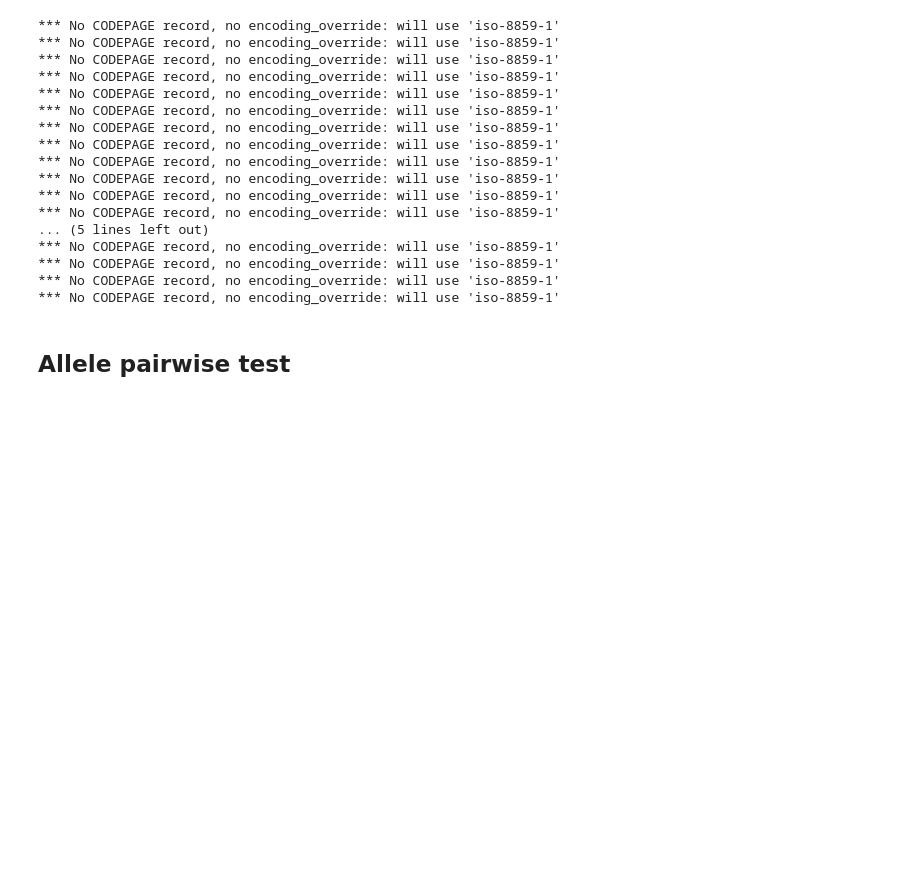
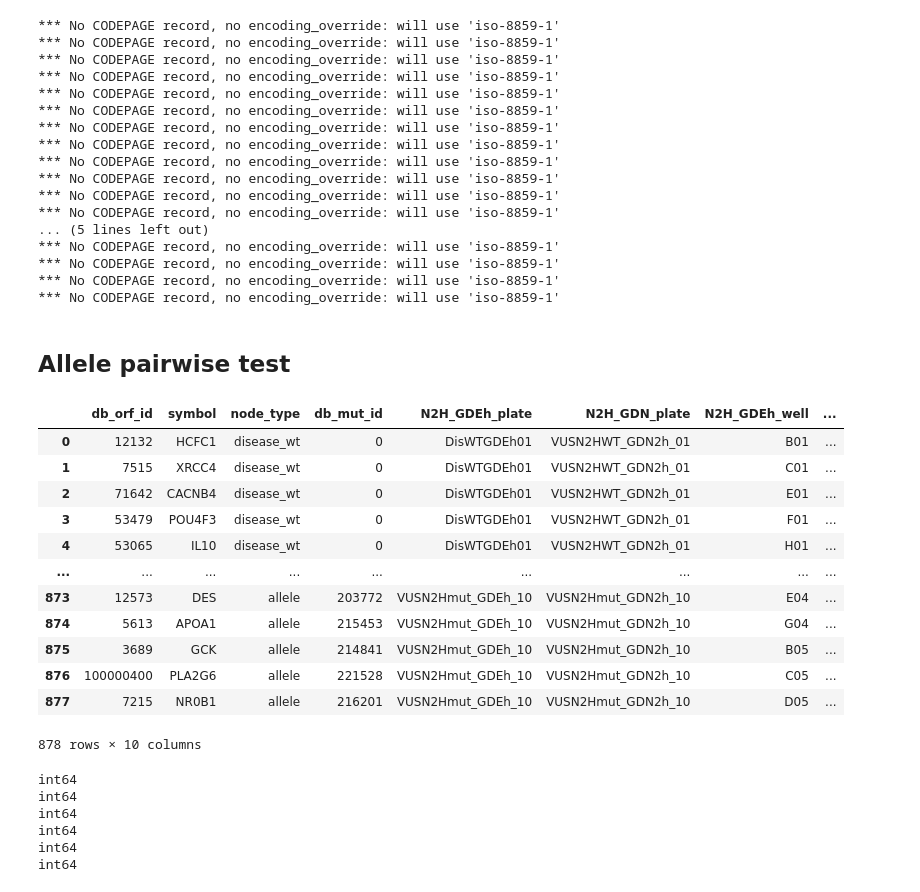
Before and after one commit to broadinstitute/2025_laval_submitted, a Jupyter notebook: 2_individual_assay_results/ppi/2_analysis/4_yN2H_validation.ipynb, the cells around one changed output. Drawn from its saved outputs; the diff is of its cells as text; code cells hidden in the pictures; blank space fills up the shorter version.

```diff
--- a/2_individual_assay_results/ppi/2_analysis/4_yN2H_validation.ipynb
+++ b/2_individual_assay_results/ppi/2_analysis/4_yN2H_validation.ipynb
@@ -219,6 +219,50 @@ std_ratio = np.std(yN2H_normalized.repeat_ratio_log2)
 mean_ratio = np.mean(yN2H_normalized.repeat_ratio_log2)
 allele_df['z_perturbation'] = allele_df.AWT_ratio.apply(lambda x: (np.log2(x)-mean_ratio)/std_ratio)
 allele_df['z_cat'] = ['not_detected' if not wt_detected else 'increase_ppi' if zp>=2 else 'decrease_ppi' if zp<=-2 else 'no_perturbation' for zp,wt_detected in zip(allele_df.z_perturbation, allele_df.WT_detected)]
+# %%
+# Incorporate sequence confirmation results
+seq_N1 = pd.read_csv(f"{inputs_dir}/N2H_sequencing_confirmation/N2H_validation_nodes_validation_interactor.tsv", sep="\t")
+seq_N2 = pd.read_csv(f"{inputs_dir}/N2H_sequencing_confirmation/N2H_validation_nodes_validation_allele.tsv", sep="\t")
+
+seq_N1 = seq_N1[seq_N1["seq_confirmation"] == 1]
+seq_N2 = seq_N2[seq_N2["seq_confirmation"] == 1]
+
+seq_N1.rename(columns={"orf_id": "ad_orf_id"}, inplace=True)
+seq_N2.rename(columns={"orf_id": "db_orf_id", "mut_id": "db_mut_id"}, inplace=True)
+
+allele_df = allele_df.astype({"db_mut_id": int})
+
+seq_N2
+# %% [output]
+|  | db_orf_id | symbol | node_type | db_mut_id | N2H_GDEh_plate | N2H_GDN_plate | N2H_GDEh_well | ... |
+| 0 | 12132 | HCFC1 | disease_wt | 0 | DisWTGDEh01 | VUSN2HWT_GDN2h_01 | B01 | ... |
+| 1 | 7515 | XRCC4 | disease_wt | 0 | DisWTGDEh01 | VUSN2HWT_GDN2h_01 | C01 | ... |
+| 2 | 71642 | CACNB4 | disease_wt | 0 | DisWTGDEh01 | VUSN2HWT_GDN2h_01 | E01 | ... |
+| 3 | 53479 | POU4F3 | disease_wt | 0 | DisWTGDEh01 | VUSN2HWT_GDN2h_01 | F01 | ... |
+| 4 | 53065 | IL10 | disease_wt | 0 | DisWTGDEh01 | VUSN2HWT_GDN2h_01 | H01 | ... |
+| ... | ... | ... | ... | ... | ... | ... | ... | ... |
+| 873 | 12573 | DES | allele | 203772 | VUSN2Hmut_GDEh_10 | VUSN2Hmut_GDN2h_10 | E04 | ... |
+| 874 | 5613 | APOA1 | allele | 215453 | VUSN2Hmut_GDEh_10 | VUSN2Hmut_GDN2h_10 | G04 | ... |
+| 875 | 3689 | GCK | allele | 214841 | VUSN2Hmut_GDEh_10 | VUSN2Hmut_GDN2h_10 | B05 | ... |
+| 876 | 100000400 | PLA2G6 | allele | 221528 | VUSN2Hmut_GDEh_10 | VUSN2Hmut_GDN2h_10 | C05 | ... |
+| 877 | 7215 | NR0B1 | allele | 216201 | VUSN2Hmut_GDEh_10 | VUSN2Hmut_GDN2h_10 | D05 | ... |
+878 rows × 10 columns
+# %%
+print(seq_N1['ad_orf_id'].dtype)
+print(allele_df['ad_orf_id'].dtype)
+
+print(seq_N2['db_orf_id'].dtype)
+print(allele_df['db_orf_id'].dtype)
+
+print(seq_N2['db_mut_id'].dtype)
+print(allele_df['db_mut_id'].dtype)
+# %% [output]
+int64
+int64
+int64
+int64
+int64
+int64
 # %%
 # Write out final file
 allele_df.to_csv(f'{outputs_dir}/yN2H_apwt_allele_df.csv')
```
Also changed, not shown: 2 other files.
